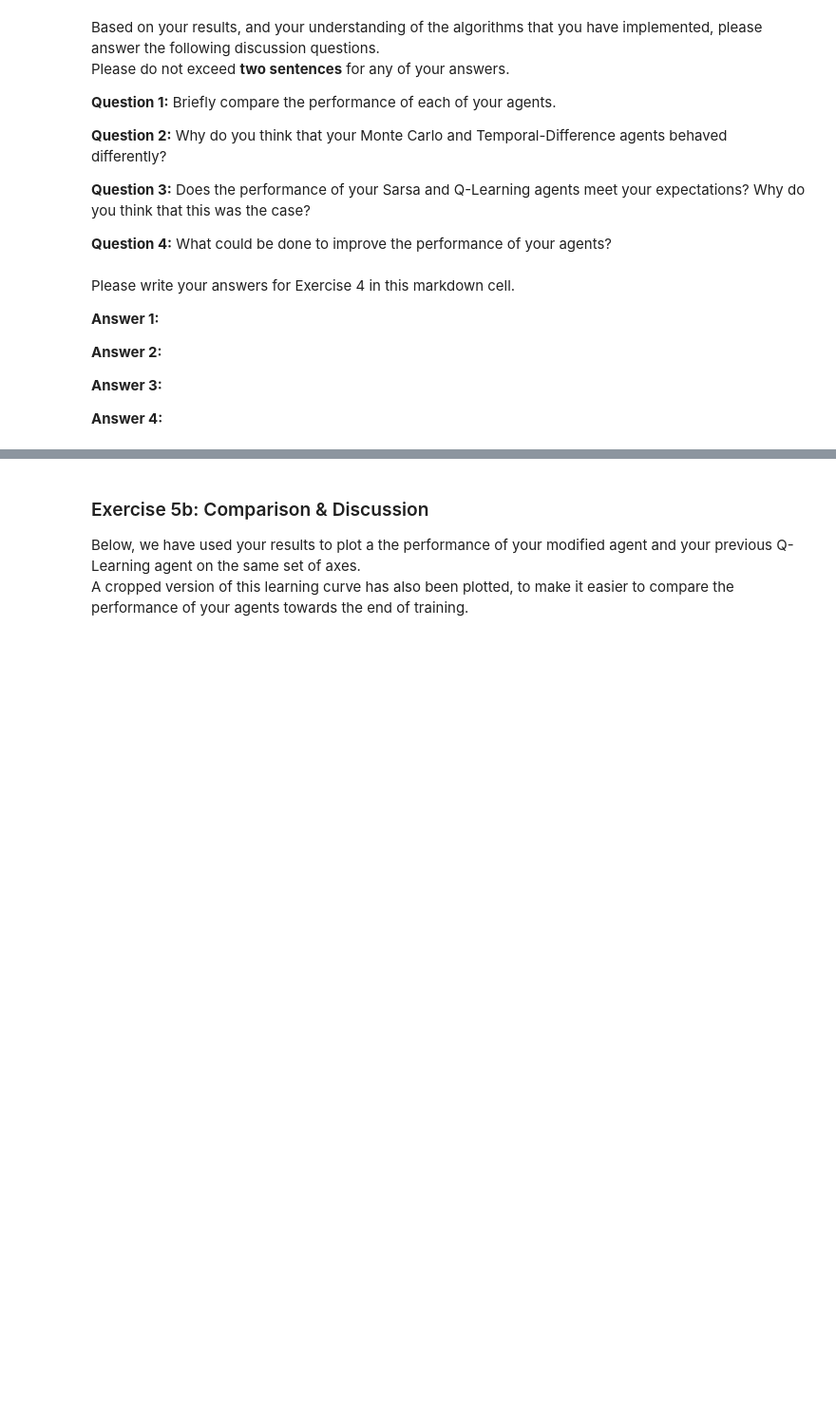
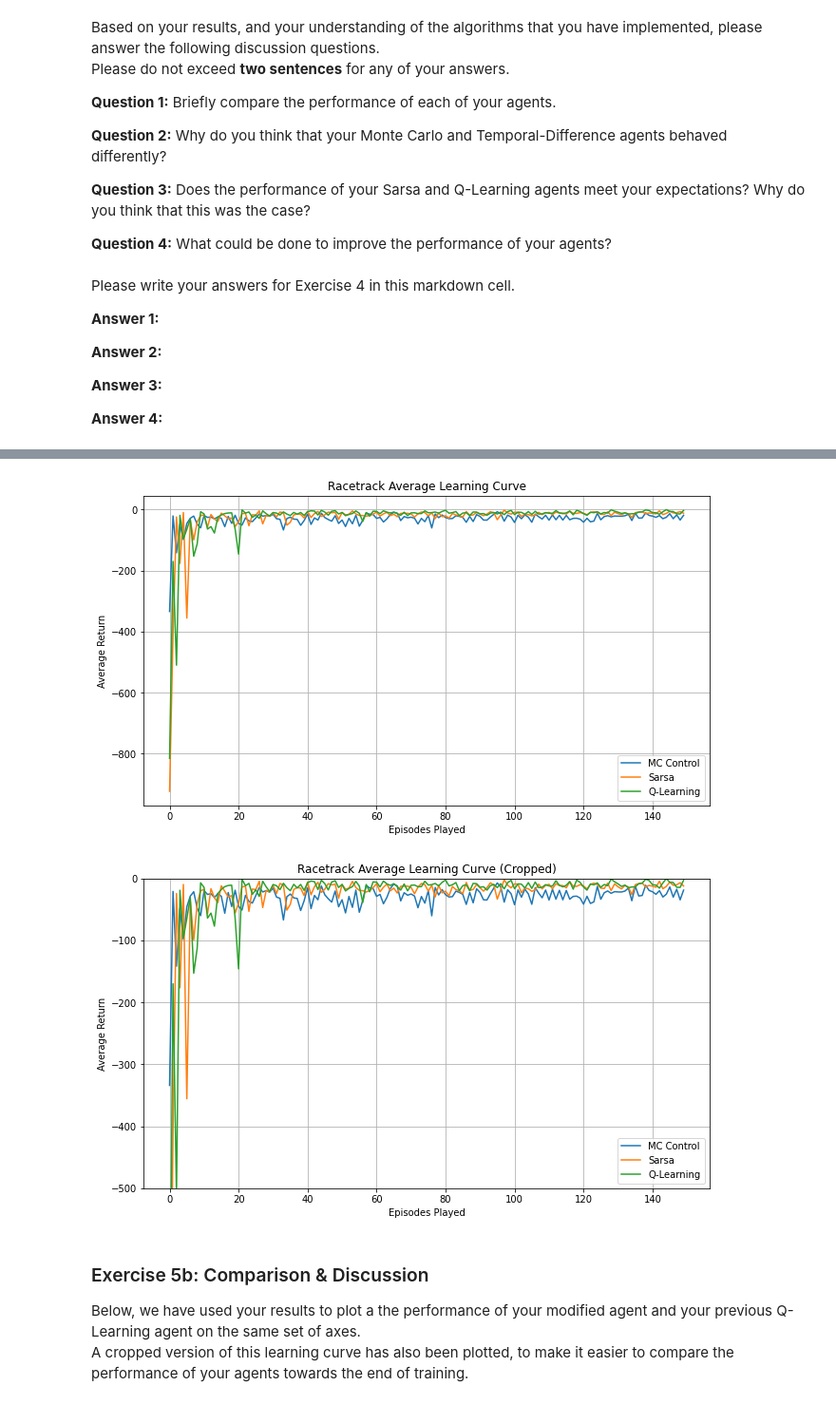
Before and after one commit to fj317/ReinforcedLearningAgents, a Jupyter notebook: rl_cw/rl_cw_2_racetrack.ipynb, the cells around one changed output, grey strips where cells are left out. Shown at 95% size. Cells and saved outputs as stored; diff of their text form; code cells hidden in the pictures; blank space fills up the shorter version.

```diff
--- a/rl_cw/rl_cw_2_racetrack.ipynb
+++ b/rl_cw/rl_cw_2_racetrack.ipynb
@@ -450,0 +435,12 @@ Hint: Your Q-Learning implementation is likely to be similar to your Sarsa imple
+# %%
+env = RacetrackEnv()
+
+# Initialise/reset environment.
+q_learning_rewards = []
+Q = defaultdict(float)
+𝛾 = 0.9
+𝜖 = 0.15
+𝛼 = 0.2
+episodeNumber = 150
+agentNumber = 20
+print("Ready!")
@@ -522,3 +661,11 @@ For example, if you train $20$ agents, your `modified_agent_rewards` list will c
+# %%
+from racetrack_env import plot_combined_results
+# Plotting curves
+%matplotlib inline
+plot_combined_results(mc_rewards, sarsa_rewards, q_learning_rewards)
+# %% [output]
+[figure, added]
+[figure, added]
 # %% [markdown]
 ### Exercise 5b: Comparison & Discussion
 
```
Also changed, not shown: parts of 16 cells of this notebook.
